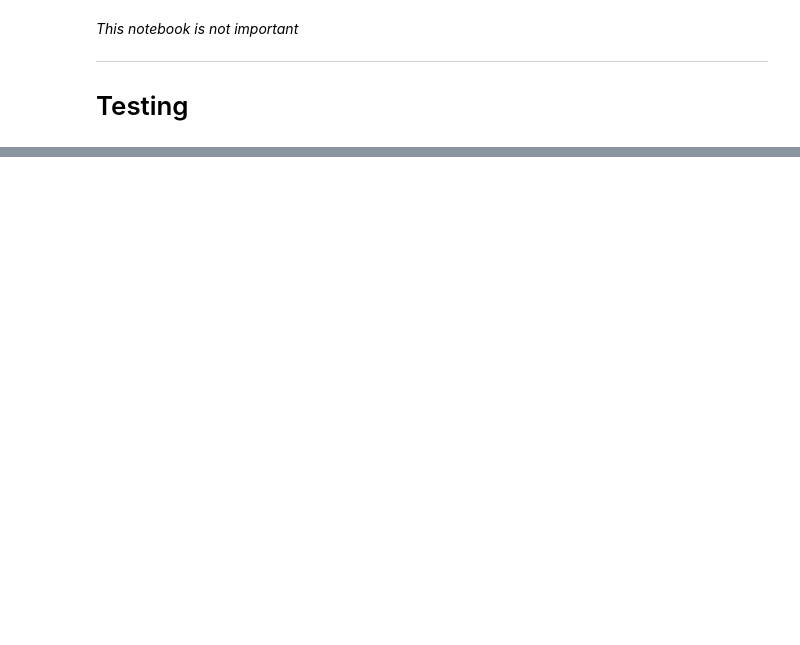
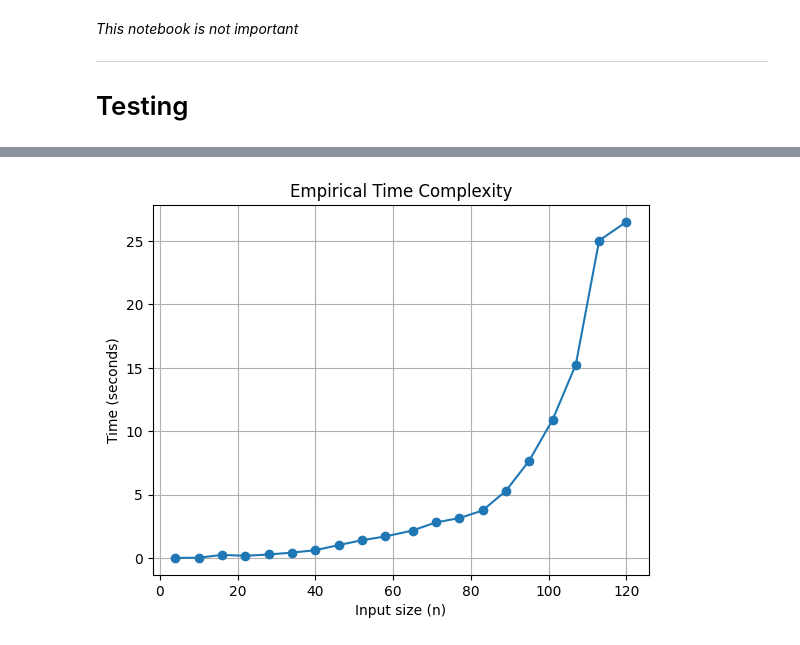
Before and after one commit to panther1427/Bachelorprojekt, a Jupyter notebook: test.ipynb, the cells around one changed output, grey strips where cells are left out. Saved outputs shown, nothing was run; the diff lists cells and outputs as text; code cells hidden in the pictures; blank space fills up the shorter version.

Commit message:
3D spin new plots and Time Complexity Analysis

```diff
--- a/test.ipynb
+++ b/test.ipynb
@@ -34,0 +11,4 @@ array([[-0.26358339, -1.12793777, -0.03237564],
+# %%
+df_gene_effect = pd.read_csv("Xavier_DataAnalysis/preprocessed_data/20Q4v2_Achilles_gene_effect.csv")
+
+df_gene_effect.head()
@@ -34,0 +39,27 @@ array([[-0.26358339, -1.12793777, -0.03237564],
+# %%
+def time_function(func, sizes):
+    times = []
+    for size in sizes:
+        input_data = df_gene_effect.iloc[:, 1:size].dropna()
+        start = time.time()
+        func(input_data)
+        end = time.time()
+        times.append(end - start)
+    return times
+
+# Define the range of input sizes
+input_sizes = np.linspace(4, 120, 20, dtype=int)
+
+# Time the example function
+execution_times_FA = time_function(lambda x: factor_model_solution(x, k = 1), input_sizes)
+execution_times_corr = time_function(lambda x: np.corrcoef(x.T), input_sizes)
+
+# Plotting
+plt.plot(input_sizes, execution_times_FA, marker='o')
+plt.xlabel('Input size (n)')
+plt.ylabel('Time (seconds)')
+plt.title('Empirical Time Complexity')
+plt.grid(True)
+plt.show()
+# %% [output]
+[figure, added]
```
Also changed, not shown: parts of 6 cells of this notebook, 6 other files.
